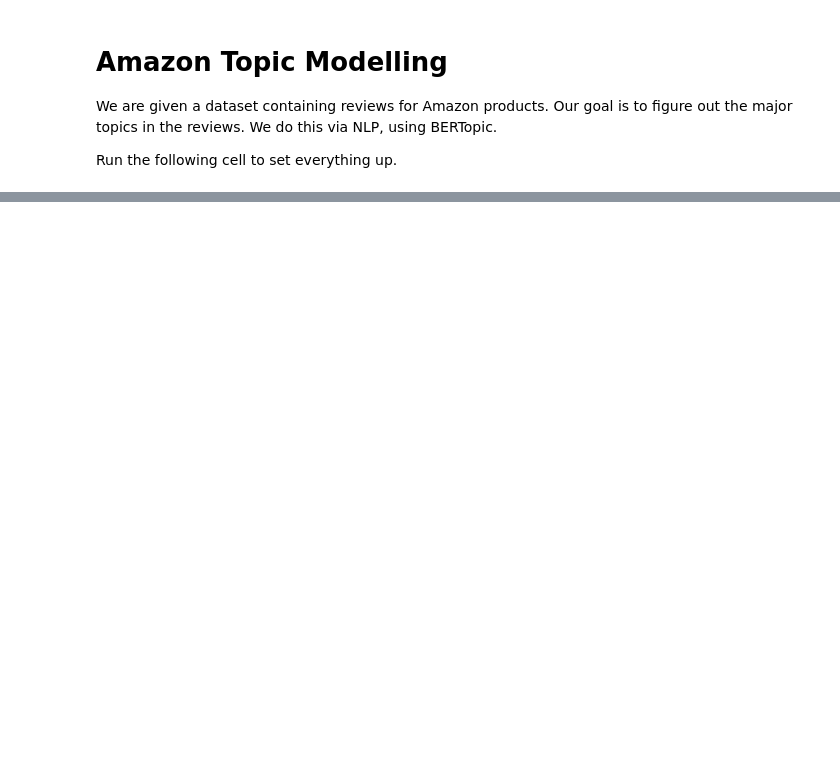
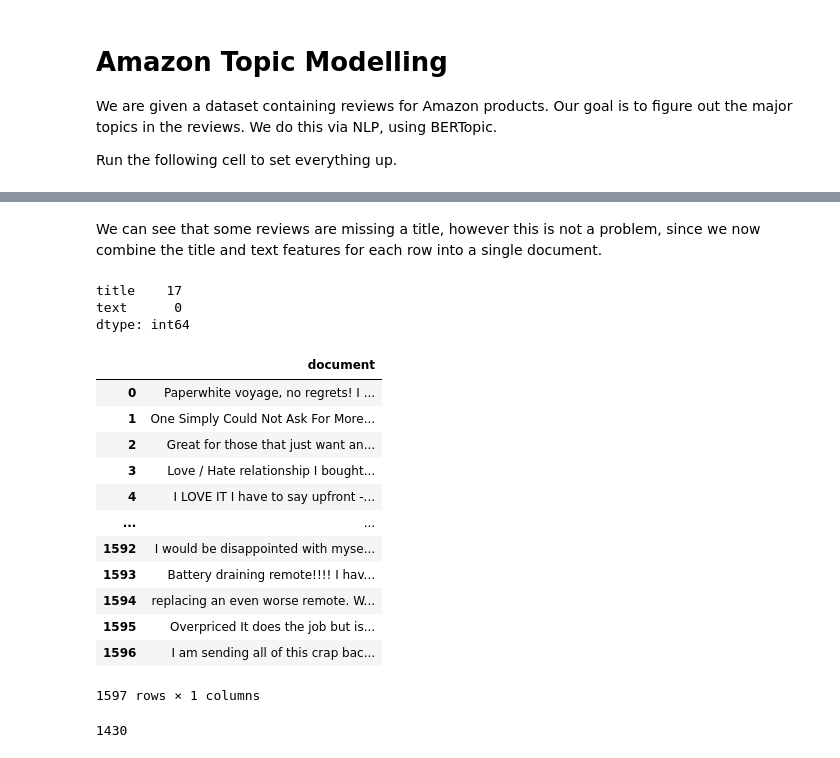
Before and after one commit to danberlyne/amazon-topic-modelling, a Jupyter notebook: amazon-topic-modelling.ipynb, the cells around one changed output, grey strips where cells are left out. Drawn from its saved outputs; the diff is of its cells as text; code cells hidden in the pictures; blank space fills up the shorter version.

```diff
--- a/amazon-topic-modelling.ipynb
+++ b/amazon-topic-modelling.ipynb
@@ -118,0 +119,35 @@ Via `representation_model` param in BERTopic.
+# %%
+reviews = amazon.loc[:, ['reviews.title', 'reviews.text']]
+reviews = reviews.rename(columns={'reviews.title': 'title', 'reviews.text': 'text'})
+# %% [markdown]
+We can see that some reviews are missing a title, however this is not a problem, since we now combine the title and text features for each row into a single document.
+# %%
+reviews.isnull().sum()
+# %% [output]
+title    17
+text      0
+dtype: int64
+# %%
+reviews.loc[:,'title'] = reviews.title.fillna('')
+reviews['document'] = reviews.title + ' ' + reviews.text
+reviews = reviews.drop(['title', 'text'], axis=1)
+
+reviews
+# %% [output]
+|  | document |
+| 0 | Paperwhite voyage, no regrets! I ... |
+| 1 | One Simply Could Not Ask For More... |
+| 2 | Great for those that just want an... |
+| 3 | Love / Hate relationship I bought... |
+| 4 | I LOVE IT I have to say upfront -... |
+| ... | ... |
+| 1592 | I would be disappointed with myse... |
+| 1593 | Battery draining remote!!!! I hav... |
+| 1594 | replacing an even worse remote. W... |
+| 1595 | Overpriced It does the job but is... |
+| 1596 | I am sending all of this crap bac... |
+1597 rows × 1 columns
+# %%
+len(reviews.document.unique())
+# %% [output]
+1430
```
Also changed, not shown: parts of 59 cells of this notebook.
